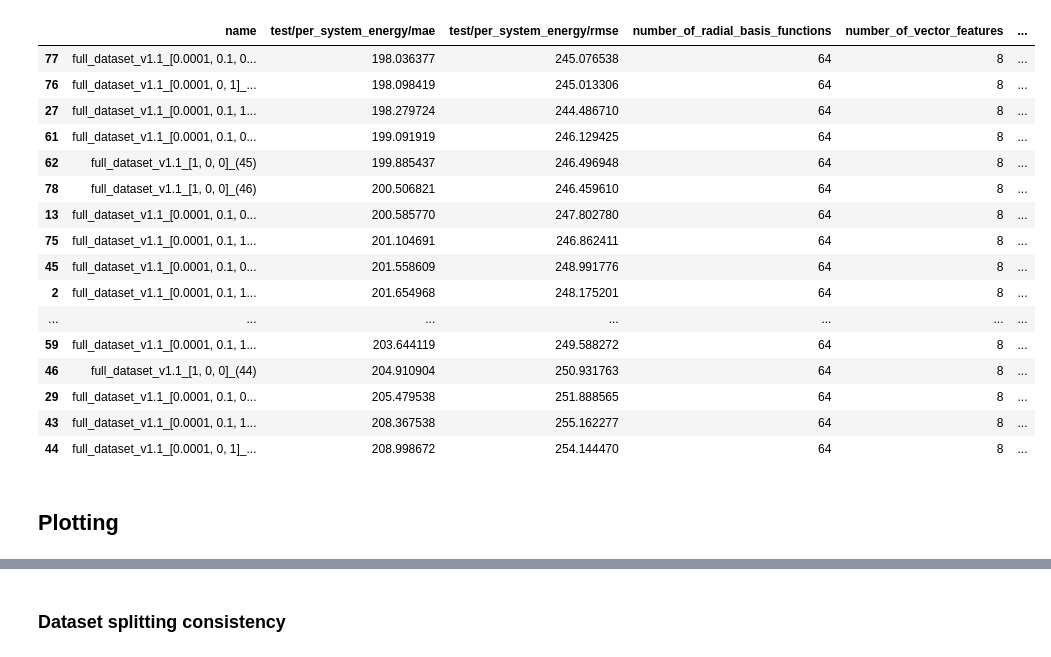
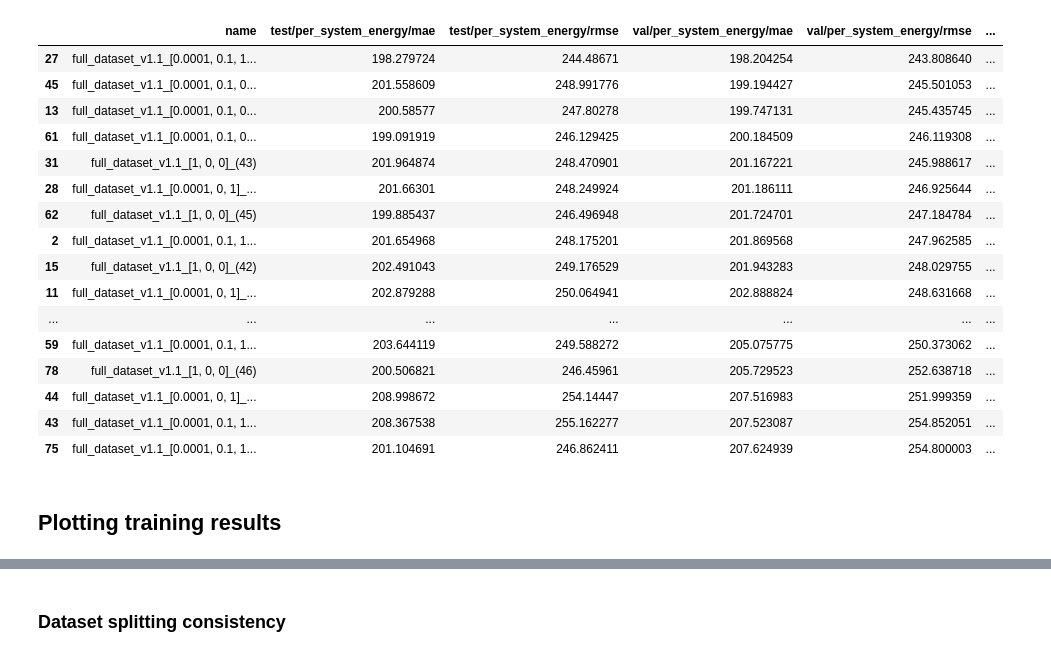
Before and after one commit to MarshallYan/modelforge-experiments, a Jupyter notebook: analysis/aimnet2_tmqm_openff.ipynb, the cells around one changed output, grey strips where cells are left out. Saved outputs shown, nothing was run; the diff lists cells and outputs as text; code cells hidden in the pictures.

```diff
--- a/analysis/aimnet2_tmqm_openff.ipynb
+++ b/analysis/aimnet2_tmqm_openff.ipynb
@@ -51,10 +61,21 @@ for run in runs:
         training_parameter = run.config["training_parameter"]
         potential_parameter = run.config['potential_parameter']
         tags = extract_config(training_parameter, "tags")["tags"]
+
+        try:
+            record.update({
+                "test/per_system_energy/mae": run.summary["test/per_system_energy/mae"],
+                "test/per_system_energy/rmse": run.summary["test/per_system_energy/rmse"],
+            })
+        except KeyError:
+            record.update({
+                "test/per_system_energy/mae": pd.NA,
+                "test/per_system_energy/rmse": pd.NA,
+            })
         record.update({
-            "test/per_system_energy/mae": run.summary["test/per_system_energy/mae"],
-            "test/per_system_energy/rmse": run.summary["test/per_system_energy/rmse"],
-        })
+                "val/per_system_energy/mae": run.summary["val/per_system_energy/mae"],
+                "val/per_system_energy/rmse": run.summary["val/per_system_energy/rmse"],
+            })
 
         record.update(extract_config(potential_parameter, "number_of_radial_basis_functions"))
         record.update(extract_config(potential_parameter, "number_of_vector_features"))
@@ -64,6 +85,10 @@ for run in runs:
         record.update(loss_weights["weight"])
 
         record["dataset_version"] = extract_config(run.config["training_parameter"], "tags")["tags"][1]
+        if "spin_multiplicity_embedding" in tags:
+            record["spin_embedding"] = True
+        else:
+            record["spin_embedding"] = False
 
         record.update(
             extract_config(training_parameter, "seed")
@@ -112,25 +119,25 @@ test_results_df.sort_values(by="test/per_system_energy/mae").head(20)
 # %%
-test_results_df.sort_values(by="test/per_system_energy/mae").tail(20)
+test_results_df.sort_values(by="val/per_system_energy/mae").tail(20)
 # %% [output]
-|  | name | test/per_system_energy/mae | test/per_system_energy/rmse | number_of_radial_basis_functions | number_of_vector_features | ... |
-| 77 | full_dataset_v1.1_[0.0001, 0.1, 0... | 198.036377 | 245.076538 | 64 | 8 | ... |
-| 76 | full_dataset_v1.1_[0.0001, 0, 1]_... | 198.098419 | 245.013306 | 64 | 8 | ... |
-| 27 | full_dataset_v1.1_[0.0001, 0.1, 1... | 198.279724 | 244.486710 | 64 | 8 | ... |
-| 61 | full_dataset_v1.1_[0.0001, 0.1, 0... | 199.091919 | 246.129425 | 64 | 8 | ... |
-| 62 | full_dataset_v1.1_[1, 0, 0]_(45) | 199.885437 | 246.496948 | 64 | 8 | ... |
-| 78 | full_dataset_v1.1_[1, 0, 0]_(46) | 200.506821 | 246.459610 | 64 | 8 | ... |
-| 13 | full_dataset_v1.1_[0.0001, 0.1, 0... | 200.585770 | 247.802780 | 64 | 8 | ... |
-| 75 | full_dataset_v1.1_[0.0001, 0.1, 1... | 201.104691 | 246.862411 | 64 | 8 | ... |
-| 45 | full_dataset_v1.1_[0.0001, 0.1, 0... | 201.558609 | 248.991776 | 64 | 8 | ... |
-| 2 | full_dataset_v1.1_[0.0001, 0.1, 1... | 201.654968 | 248.175201 | 64 | 8 | ... |
+|  | name | test/per_system_energy/mae | test/per_system_energy/rmse | val/per_system_energy/mae | val/per_system_energy/rmse | ... |
+| 27 | full_dataset_v1.1_[0.0001, 0.1, 1... | 198.279724 | 244.48671 | 198.204254 | 243.808640 | ... |
+| 45 | full_dataset_v1.1_[0.0001, 0.1, 0... | 201.558609 | 248.991776 | 199.194427 | 245.501053 | ... |
+| 13 | full_dataset_v1.1_[0.0001, 0.1, 0... | 200.58577 | 247.80278 | 199.747131 | 245.435745 | ... |
+| 61 | full_dataset_v1.1_[0.0001, 0.1, 0... | 199.091919 | 246.129425 | 200.184509 | 246.119308 | ... |
+| 31 | full_dataset_v1.1_[1, 0, 0]_(43) | 201.964874 | 248.470901 | 201.167221 | 245.988617 | ... |
+| 28 | full_dataset_v1.1_[0.0001, 0, 1]_... | 201.66301 | 248.249924 | 201.186111 | 246.925644 | ... |
+| 62 | full_dataset_v1.1_[1, 0, 0]_(45) | 199.885437 | 246.496948 | 201.724701 | 247.184784 | ... |
+| 2 | full_dataset_v1.1_[0.0001, 0.1, 1... | 201.654968 | 248.175201 | 201.869568 | 247.962585 | ... |
+| 15 | full_dataset_v1.1_[1, 0, 0]_(42) | 202.491043 | 249.176529 | 201.943283 | 248.029755 | ... |
+| 11 | full_dataset_v1.1_[0.0001, 0, 1]_... | 202.879288 | 250.064941 | 202.888824 | 248.631668 | ... |
 | ... | ... | ... | ... | ... | ... | ... |
-| 59 | full_dataset_v1.1_[0.0001, 0.1, 1... | 203.644119 | 249.588272 | 64 | 8 | ... |
-| 46 | full_dataset_v1.1_[1, 0, 0]_(44) | 204.910904 | 250.931763 | 64 | 8 | ... |
-| 29 | full_dataset_v1.1_[0.0001, 0.1, 0... | 205.479538 | 251.888565 | 64 | 8 | ... |
-| 43 | full_dataset_v1.1_[0.0001, 0.1, 1... | 208.367538 | 255.162277 | 64 | 8 | ... |
-| 44 | full_dataset_v1.1_[0.0001, 0, 1]_... | 208.998672 | 254.144470 | 64 | 8 | ... |
+| 59 | full_dataset_v1.1_[0.0001, 0.1, 1... | 203.644119 | 249.588272 | 205.075775 | 250.373062 | ... |
+| 78 | full_dataset_v1.1_[1, 0, 0]_(46) | 200.506821 | 246.45961 | 205.729523 | 252.638718 | ... |
+| 44 | full_dataset_v1.1_[0.0001, 0, 1]_... | 208.998672 | 254.14447 | 207.516983 | 251.999359 | ... |
+| 43 | full_dataset_v1.1_[0.0001, 0.1, 1... | 208.367538 | 255.162277 | 207.523087 | 254.852051 | ... |
+| 75 | full_dataset_v1.1_[0.0001, 0.1, 1... | 201.104691 | 246.862411 | 207.624939 | 254.800003 | ... |
 # %% [markdown]
-## Plotting
+## Plotting training results
 # %%
 import matplotlib.pyplot as plt
 import seaborn as sns
```
Also changed, not shown: parts of 35 cells of this notebook, 9 other files.
